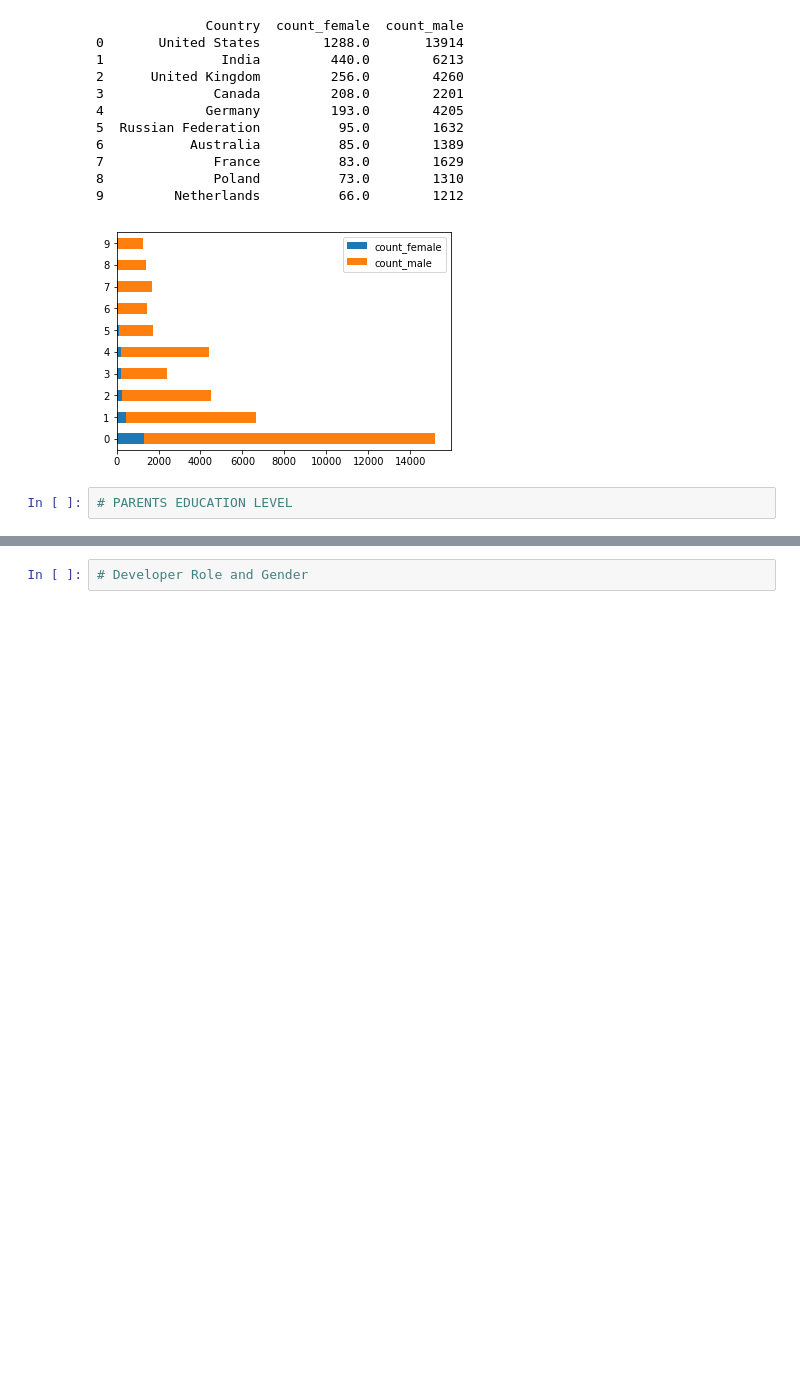
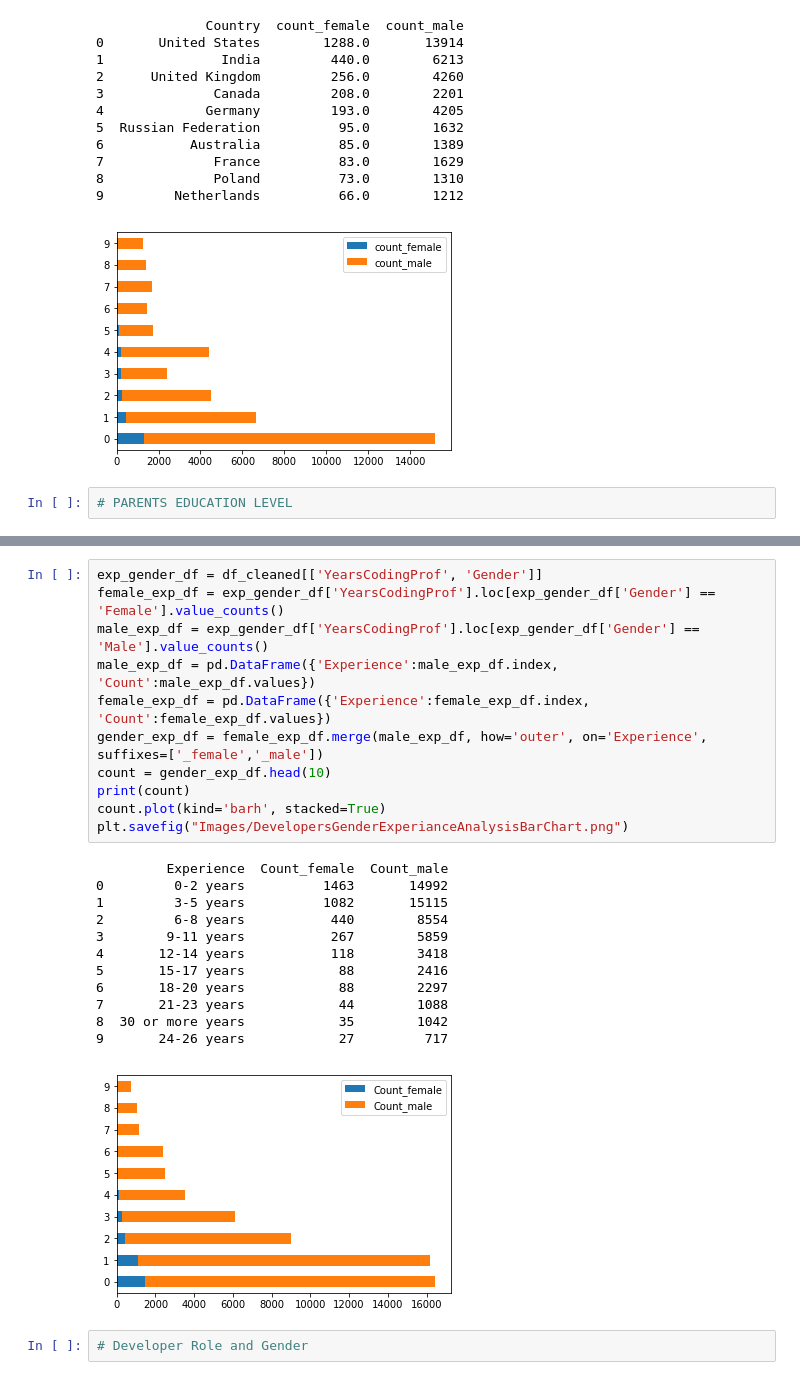
Before and after one commit to kuldeepemol/tech-nerds, a Jupyter notebook: Developer Profile.ipynb, the cells around one changed output, grey strips where cells are left out. Saved outputs shown, nothing was run; the diff lists cells and outputs as text; blank space fills up the shorter version.

```diff
--- a/Developer Profile.ipynb
+++ b/Developer Profile.ipynb
@@ -229,2 +297,26 @@ plt.savefig("Images/DevelopersGenderAnalysisBarChart.png")
+# %%
+exp_gender_df = df_cleaned[['YearsCodingProf', 'Gender']]
+female_exp_df = exp_gender_df['YearsCodingProf'].loc[exp_gender_df['Gender'] == 'Female'].value_counts()
+male_exp_df = exp_gender_df['YearsCodingProf'].loc[exp_gender_df['Gender'] == 'Male'].value_counts()
+male_exp_df = pd.DataFrame({'Experience':male_exp_df.index, 'Count':male_exp_df.values})
+female_exp_df = pd.DataFrame({'Experience':female_exp_df.index, 'Count':female_exp_df.values})
+gender_exp_df = female_exp_df.merge(male_exp_df, how='outer', on='Experience', suffixes=['_female','_male'])
+count = gender_exp_df.head(10)
+print(count)
+count.plot(kind='barh', stacked=True)
+plt.savefig("Images/DevelopersGenderExperianceAnalysisBarChart.png")
+# %% [output]
+         Experience  Count_female  Count_male
+0         0-2 years          1463       14992
+1         3-5 years          1082       15115
+2         6-8 years           440        8554
+3        9-11 years           267        5859
+4       12-14 years           118        3418
+5       15-17 years            88        2416
+6       18-20 years            88        2297
+7       21-23 years            44        1088
+8  30 or more years            35        1042
+9       24-26 years            27         717
+[figure, added]
 # %%
 # Developer Role and Gender
```
Also changed, not shown: parts of 16 cells of this notebook, 6 other files.
